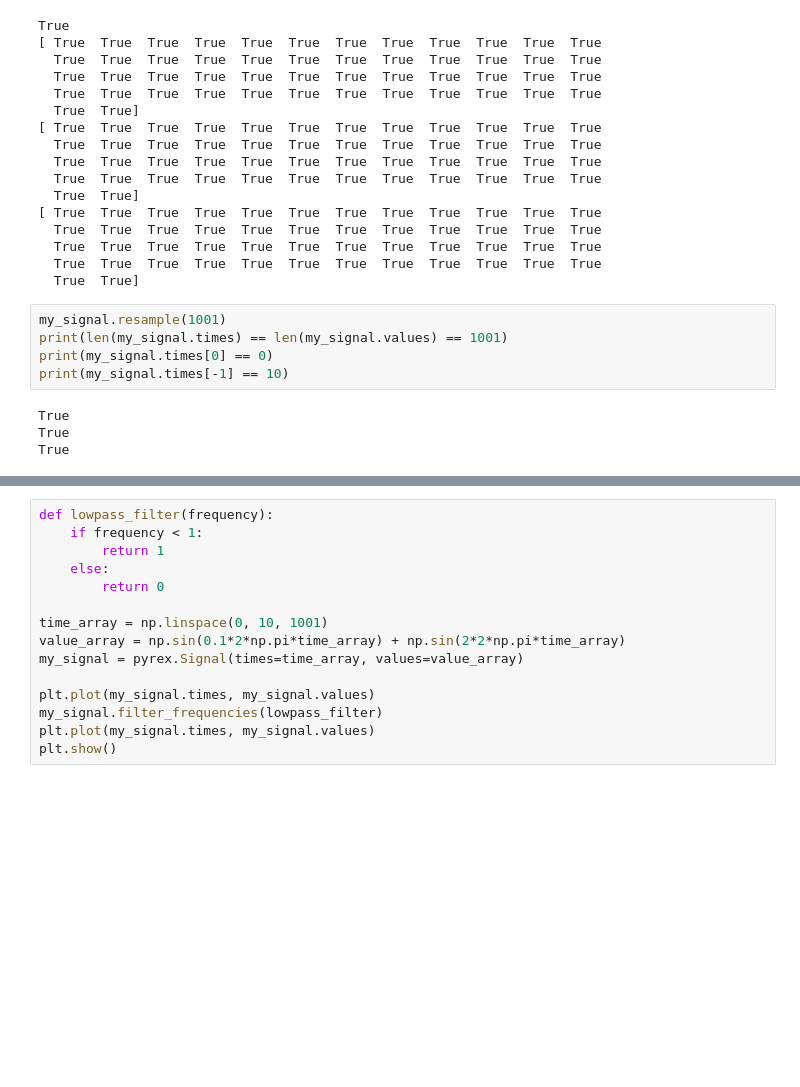
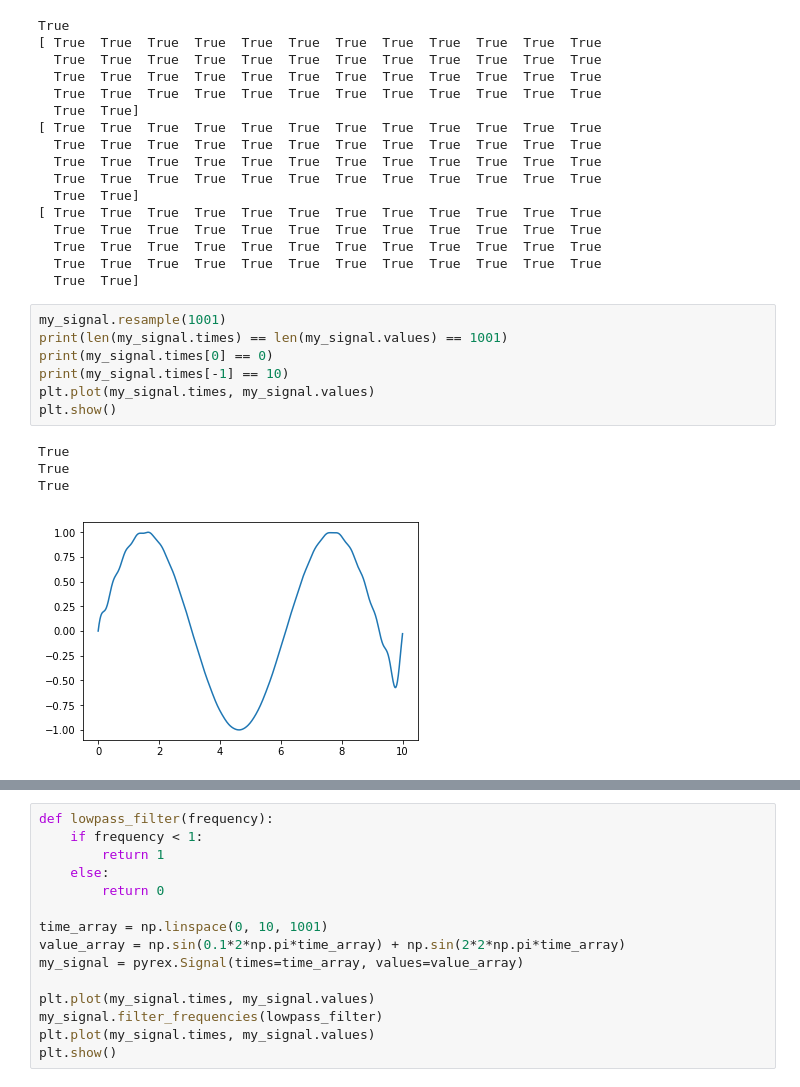
Before and after one commit to bhokansonfasig/pyrex, a Jupyter notebook: Code Examples.ipynb, the cells around one changed output, grey strips where cells are left out. Saved outputs shown, nothing was run; the diff lists cells and outputs as text; blank space fills up the shorter version.

```diff
--- a/Code Examples.ipynb
+++ b/Code Examples.ipynb
@@ -76,9 +76,12 @@ True
 # %%
 my_signal.resample(1001)
 print(len(my_signal.times) == len(my_signal.values) == 1001)
 print(my_signal.times[0] == 0)
 print(my_signal.times[-1] == 10)
+plt.plot(my_signal.times, my_signal.values)
+plt.show()
 # %% [output]
 True
 True
 True
+[figure, added]
```
Also changed, not shown: parts of 7 cells of this notebook, 5 other files.
